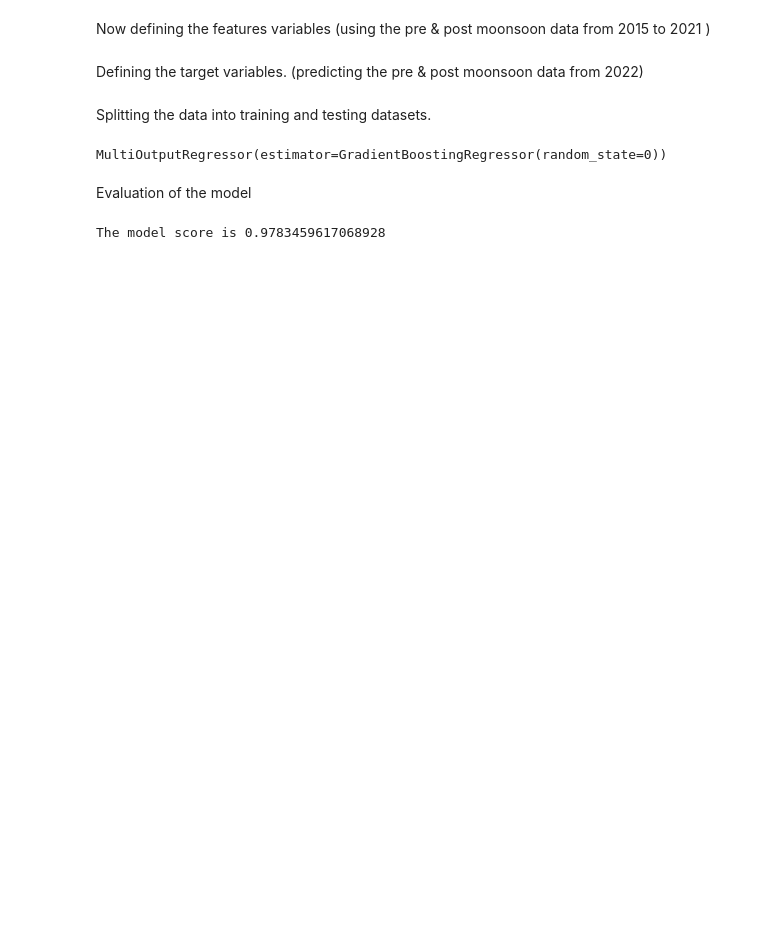
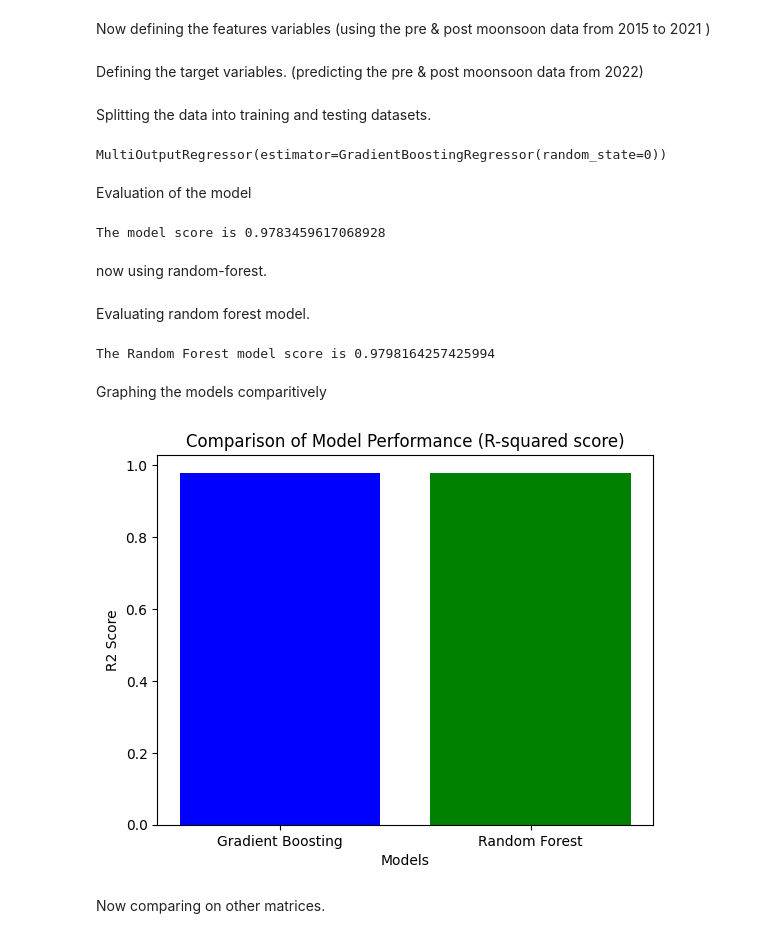
Before and after one commit to sankalp-happy/sih, a Jupyter notebook: analysis_rf.ipynb, the cells around one changed output. Drawn from its saved outputs; the diff is of its cells as text; code cells hidden in the pictures; blank space fills up the shorter version.

```diff
--- a/analysis_rf.ipynb
+++ b/analysis_rf.ipynb
@@ -61,3 +76,39 @@ score = r2_score(y_test, y_pred)
 print(f'The model score is {score}')
 # %% [output]
 The model score is 0.9783459617068928
+# %% [markdown]
+now using random-forest.
+# %%
+model_rf = MultiOutputRegressor(RandomForestRegressor(random_state=0))
+
+# Fit the model
+model_rf.fit(X_train, y_train)
+
+# Predict the test set results
+y_pred_rf = model_rf.predict(X_test)
+
+# Calculate the R2 score
+score_rf = r2_score(y_test, y_pred_rf)
+# %% [markdown]
+Evaluating random forest model.
+# %%
+print(f'The Random Forest model score is {score_rf}')
+# %% [output]
+The Random Forest model score is 0.9798164257425994
+# %% [markdown]
+Graphing the models comparitively
+# %%
+models = ['Gradient Boosting', 'Random Forest']
+
+# Corresponding scores
+scores = [score, score_rf]
+
+plt.bar(models, scores, color=['blue', 'green'])
+plt.xlabel('Models')
+plt.ylabel('R2 Score')
+plt.title('Comparison of Model Performance (R-squared score)')
+plt.show()
+# %% [output]
+[figure, added]
+# %% [markdown]
+Now comparing on other matrices.
```
Also changed, not shown: parts of 8 cells of this notebook, 6 other files.
